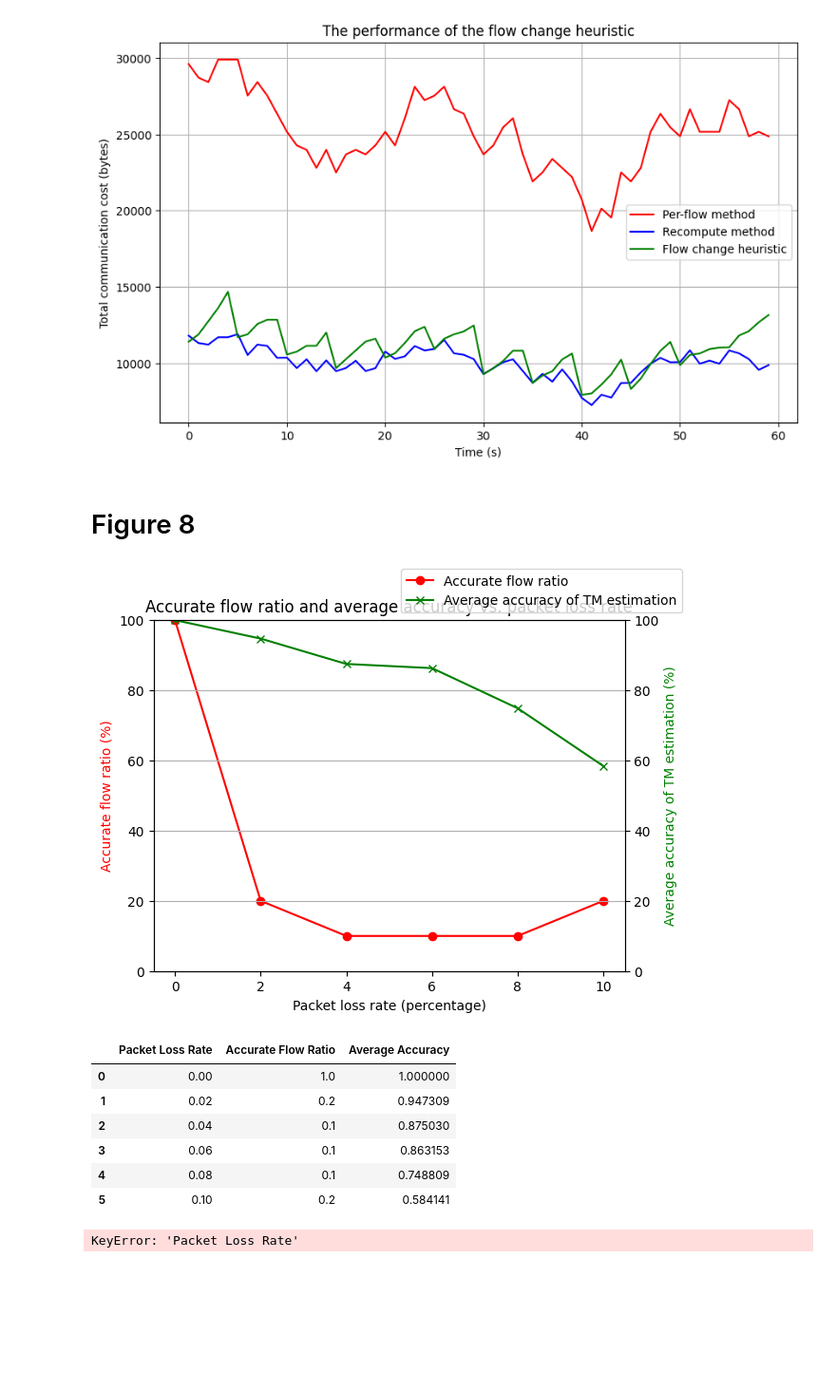
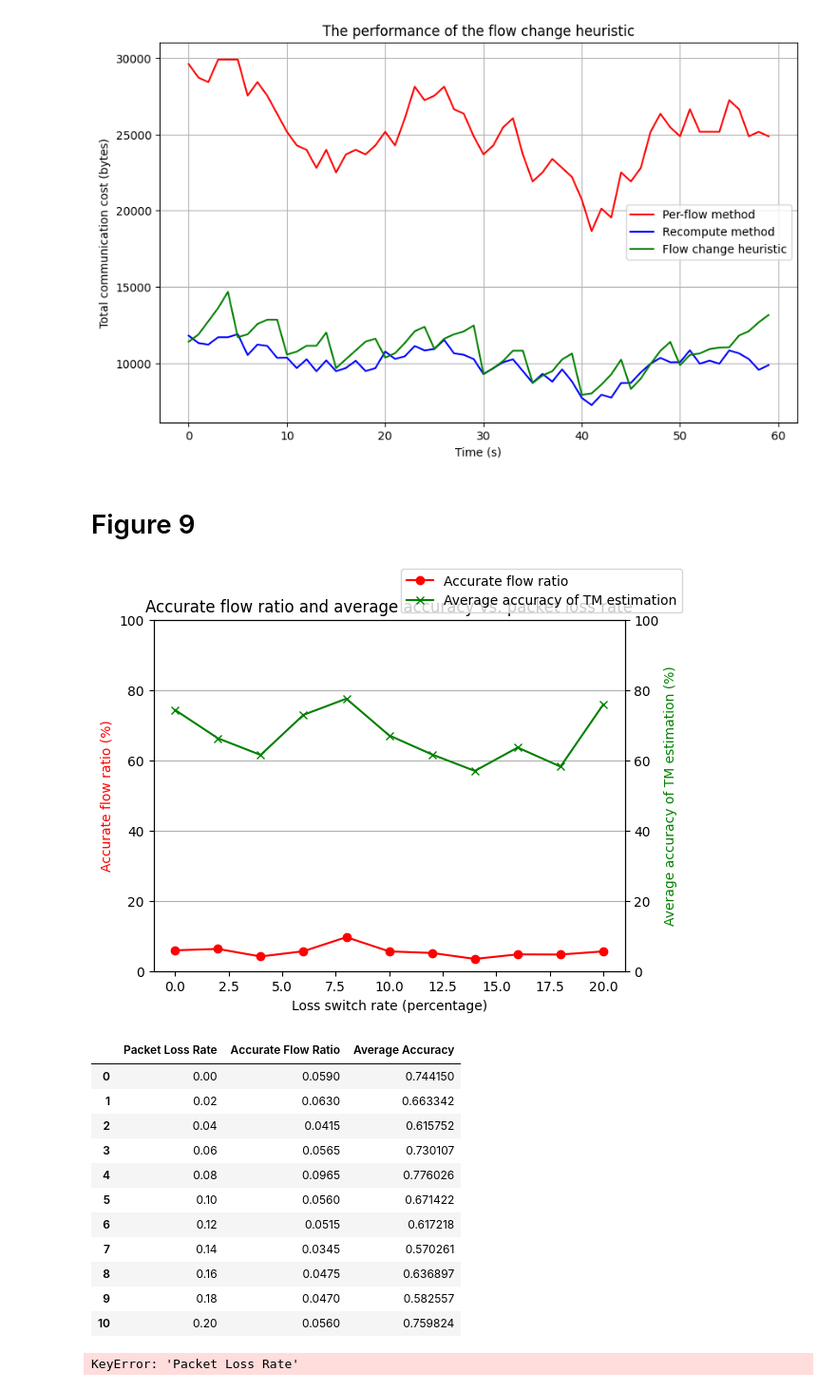
Before and after one commit to yalewoosoft/flowcover, a Jupyter notebook: figures.ipynb, the cells around one changed output. Shown at 95% size. Saved outputs shown, nothing was run; the diff lists cells and outputs as text; code cells hidden in the pictures; blank space fills up the shorter version.

Commit message:
Add figure 9

```diff
--- a/figures.ipynb
+++ b/figures.ipynb
@@ -296,7 +296,7 @@ plt.show()
 # %% [output]
 [figure]
 # %% [markdown]
-# Figure 8
+# Figure 9
 # %%
 import json
 import os
@@ -325,6 +325,8 @@ def calculate_accurate_flow_ratio_and_average_accuracy(flow_stats_file, trafgen_
         total_flows += 1
         if flow_id in trafgen_stats:
             trafgen_stat = trafgen_stats[flow_id]
+            if trafgen_stat == 0:
+                continue
             if flow_stat == trafgen_stat:
                 accurate_flow_count += 1
 
@@ -338,7 +340,7 @@ def calculate_accurate_flow_ratio_and_average_accuracy(flow_stats_file, trafgen_
     return accurate_flow_ratio, average_accuracy
 
 # Define the packet loss ratios and corresponding files
-packet_loss_ratios = [0, 0.02, 0.04, 0.06, 0.08, 0.1]
+packet_loss_ratios = [0, 0.02, 0.04, 0.06, 0.08, 0.1, 0.12, 0.14, 0.16, 0.18, 0.2]
 flow_stats_files = [f'stats/flow_stats_{ratio}.json' for ratio in packet_loss_ratios]
 trafgen_stats_files = [f'stats/trafgen_stats_{ratio}.json' for ratio in packet_loss_ratios]
 
@@ -346,7 +348,7 @@ trafgen_stats_files = [f'stats/trafgen_stats_{ratio}.json' for ratio in packet_l
 results = []
 
 # Define the packet loss ratios and corresponding files
-packet_loss_ratios = [0, 0.02, 0.04, 0.06, 0.08, 0.1]
+packet_loss_ratios = [0, 0.02, 0.04, 0.06, 0.08, 0.1, 0.12, 0.14, 0.16, 0.18, 0.2]
 flow_stats_files = [f'stats/flow_stats_{ratio}.json' for ratio in packet_loss_ratios]
 trafgen_stats_files = [f'stats/trafgen_stats_{ratio}.json' for ratio in packet_loss_ratios]
 
@@ -359,42 +361,47 @@ for ratio, flow_file, trafgen_file in zip(packet_loss_ratios, flow_stats_files,
     results.append([ratio, accurate_flow_ratio, average_accuracy])
 
 # Save results to a CSV file
 results_df = pd.DataFrame(results, columns=['Packet Loss Rate', 'Accurate Flow Ratio', 'Average Accuracy'])
 # Save results to CSV
 timestamp = time.strftime("%Y%m%d-%H%M%S")
 filename = f"data/accuracy_results_{timestamp}.csv"
 results_df.to_csv(filename, index=False)
 
 # Plot the results
 fig, ax1 = plt.subplots()
 
 ax2 = ax1.twinx()
 ax1.plot(results_df['Packet Loss Rate'] * 100, results_df['Accurate Flow Ratio'] * 100, 'r-', marker='o')
 ax2.plot(results_df['Packet Loss Rate'] * 100, results_df['Average Accuracy'] * 100, 'g-', marker='x')
 
-ax1.set_xlabel('Packet loss rate (percentage)')
+ax1.set_xlabel('Loss switch rate (percentage)')
 ax1.set_ylabel('Accurate flow ratio (%)', color='r')
 ax2.set_ylabel('Average accuracy of TM estimation (%)', color='g')
 
 plt.title('Accurate flow ratio and average accuracy vs. packet loss rate')
 ax1.set_ylim(0, 100)
 ax2.set_ylim(0, 100)
 
 fig.legend(['Accurate flow ratio', 'Average accuracy of TM estimation'], loc='upper right')
 plt.grid(True)
 plt.show()
 
 # Display the dataframe
 results_df
 # %% [output]
-[figure, old version]
+[figure, new version]
 |  | Packet Loss Rate | Accurate Flow Ratio | Average Accuracy |
-| 0 | 0.00 | 1.0 | 1.000000 |
-| 1 | 0.02 | 0.2 | 0.947309 |
-| 2 | 0.04 | 0.1 | 0.875030 |
-| 3 | 0.06 | 0.1 | 0.863153 |
-| 4 | 0.08 | 0.1 | 0.748809 |
-| 5 | 0.10 | 0.2 | 0.584141 |
+| 0 | 0.00 | 0.0590 | 0.744150 |
+| 1 | 0.02 | 0.0630 | 0.663342 |
+| 2 | 0.04 | 0.0415 | 0.615752 |
+| 3 | 0.06 | 0.0565 | 0.730107 |
+| 4 | 0.08 | 0.0965 | 0.776026 |
+| 5 | 0.10 | 0.0560 | 0.671422 |
+| 6 | 0.12 | 0.0515 | 0.617218 |
+| 7 | 0.14 | 0.0345 | 0.570261 |
+| 8 | 0.16 | 0.0475 | 0.636897 |
+| 9 | 0.18 | 0.0470 | 0.582557 |
+| 10 | 0.20 | 0.0560 | 0.759824 |
 # %%
 # Adjust the plotting range and style to better display the y-axis for all packet loss rates
 fig, ax1 = plt.subplots()
```
Also changed, not shown: 28 other files.
